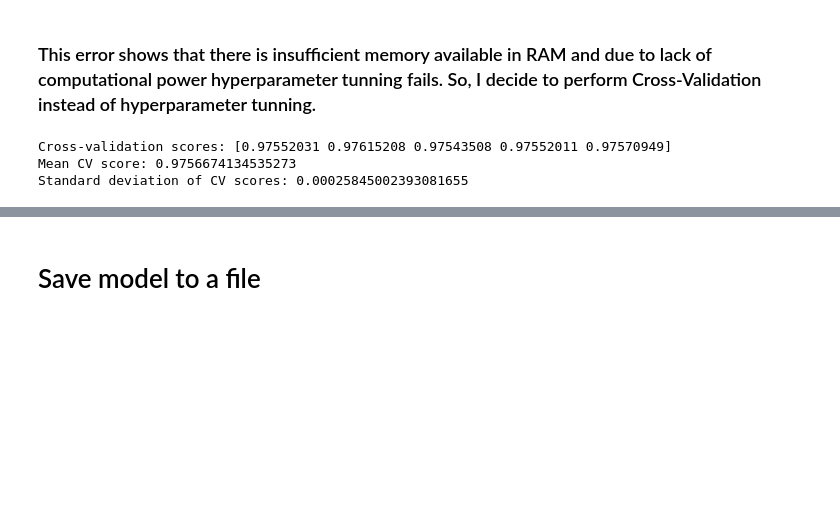
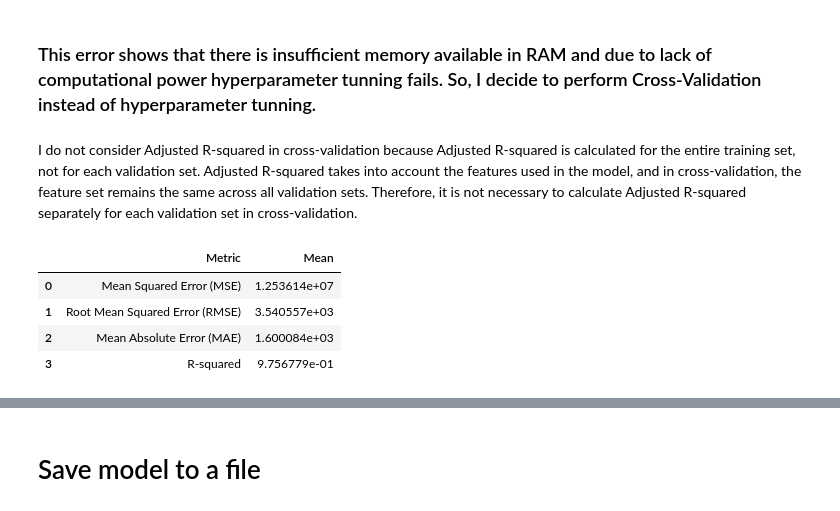
Before and after one commit to Sameer-ansarii/AIRLINES_FARE_PREDICTOR, a Jupyter notebook: AIRLINES FARE (MODEL BUILDING).ipynb, the cells around one changed output, grey strips where cells are left out. Saved outputs shown, nothing was run; the diff lists cells and outputs as text; code cells hidden in the pictures; blank space fills up the shorter version.

```diff
--- a/AIRLINES FARE (MODEL BUILDING).ipynb
+++ b/AIRLINES FARE (MODEL BUILDING).ipynb
@@ -579,7 +626,7 @@ param_grid = {
 }
 # %%
 # Perform grid search
-grid_search = GridSearchCV(rf, param_grid, cv=5, scoring='neg_mean_squared_error',n_jobs=-1)
+grid_search = GridSearchCV(random_forest, param_grid, cv=5, scoring='neg_mean_squared_error',n_jobs=-1)
 grid_search.fit(X_train, y_train)
 # %% [markdown]
 ### This error shows that there is insufficient memory available in RAM and due to lack of computational power hyperparameter tunning fails. So, I decide to perform Cross-Validation instead of hyperparameter tunning.
@@ -589,12 +633,34 @@ cv_scores = cross_val_score(rf, X_train, y_train, cv=5,scoring='r2')
-# %%
-# Print the cross-validation scores
-print("Cross-validation scores:", cv_scores)
-
-# Print the mean and standard deviation of the cross-validation scores
-print("Mean CV score:", cv_scores.mean())
-print("Standard deviation of CV scores:", cv_scores.std())
-# %% [output]
-Cross-validation scores: [0.97552031 0.97615208 0.97543508 0.97552011 0.97570949]
-Mean CV score: 0.9756674134535273
-Standard deviation of CV scores: 0.00025845002393081655
+# %%
+# Perform cross-validation and calculate evaluation metrics
+
+from sklearn.model_selection import cross_val_score
+
+mse_scores = -cross_val_score(random_forest, X_train, y_train, scoring='neg_mean_squared_error', cv=5)
+rmse_scores = mse_scores ** 0.5
+mae_scores = -cross_val_score(random_forest, X_train, y_train, scoring='neg_mean_absolute_error', cv=5)
+r2_scores = cross_val_score(random_forest, X_train, y_train, scoring='r2', cv=5)
+# %% [markdown]
+I do not consider Adjusted R-squared in cross-validation because Adjusted R-squared is calculated for the entire training set, not for each validation set. Adjusted R-squared takes into account the features used in the model, and in cross-validation, the feature set remains the same across all validation sets. Therefore, it is not necessary to calculate Adjusted R-squared separately for each validation set in cross-validation.
+# %%
+# Compute mean of evaulation metrics of validation sets
+
+mse_mean = mse_scores.mean()
+rmse_mean = rmse_scores.mean()
+mae_mean = mae_scores.mean()
+r2_mean = r2_scores.mean()
+
+#create a data frame of metrics
+
+metrics = {
+    'Metric': ['Mean Squared Error (MSE)', 'Root Mean Squared Error (RMSE)', 'Mean Absolute Error (MAE)', 'R-squared'],
+    'Mean': [mse_mean, rmse_mean, mae_mean, r2_mean]}
+
+metrics_df = pd.DataFrame(metrics)
+metrics_df
+# %% [output]
+|  | Metric | Mean |
+| 0 | Mean Squared Error (MSE) | 1.253614e+07 |
+| 1 | Root Mean Squared Error (RMSE) | 3.540557e+03 |
+| 2 | Mean Absolute Error (MAE) | 1.600084e+03 |
+| 3 | R-squared | 9.756779e-01 |
 # %% [markdown]
```
Also changed, not shown: parts of 12 cells of this notebook.
